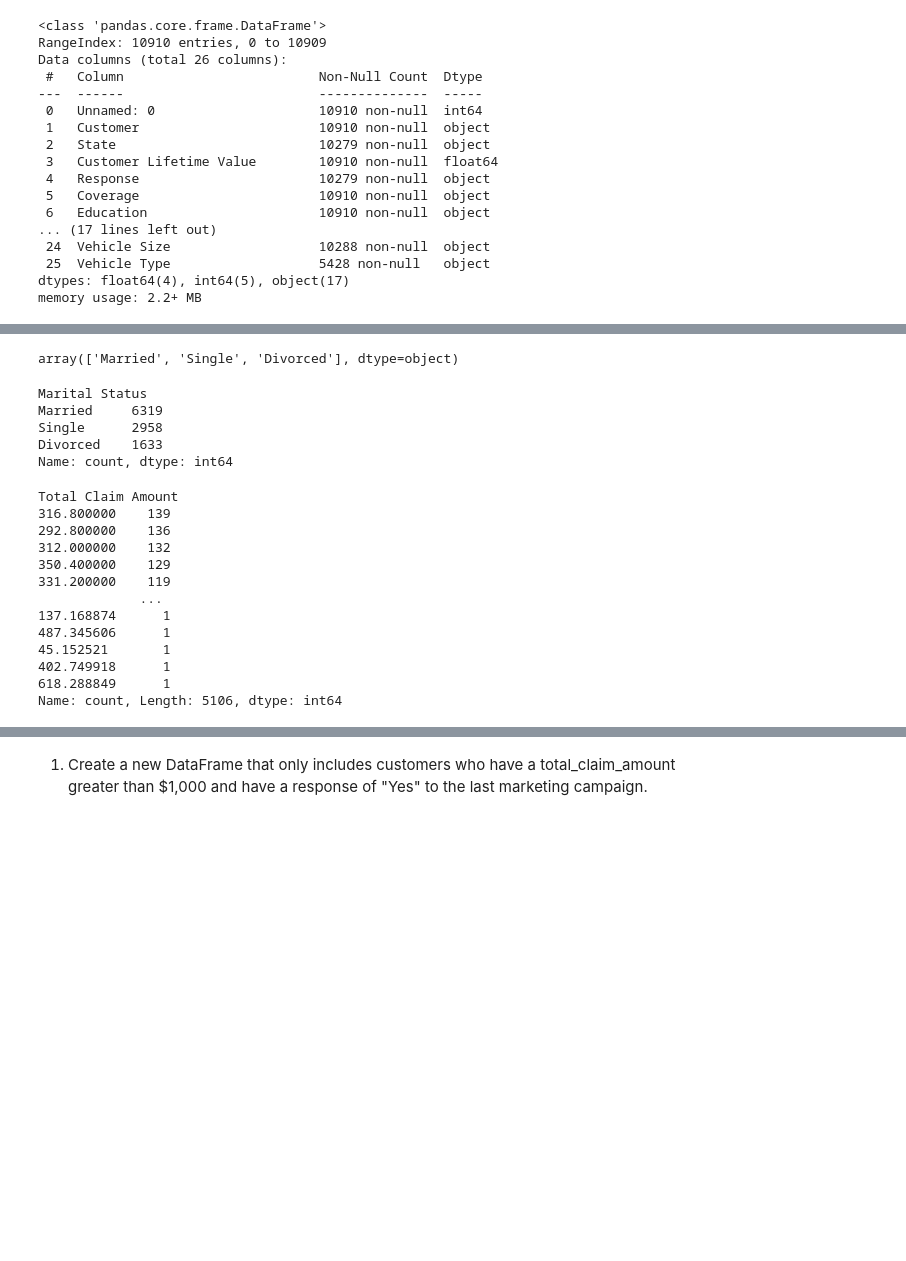
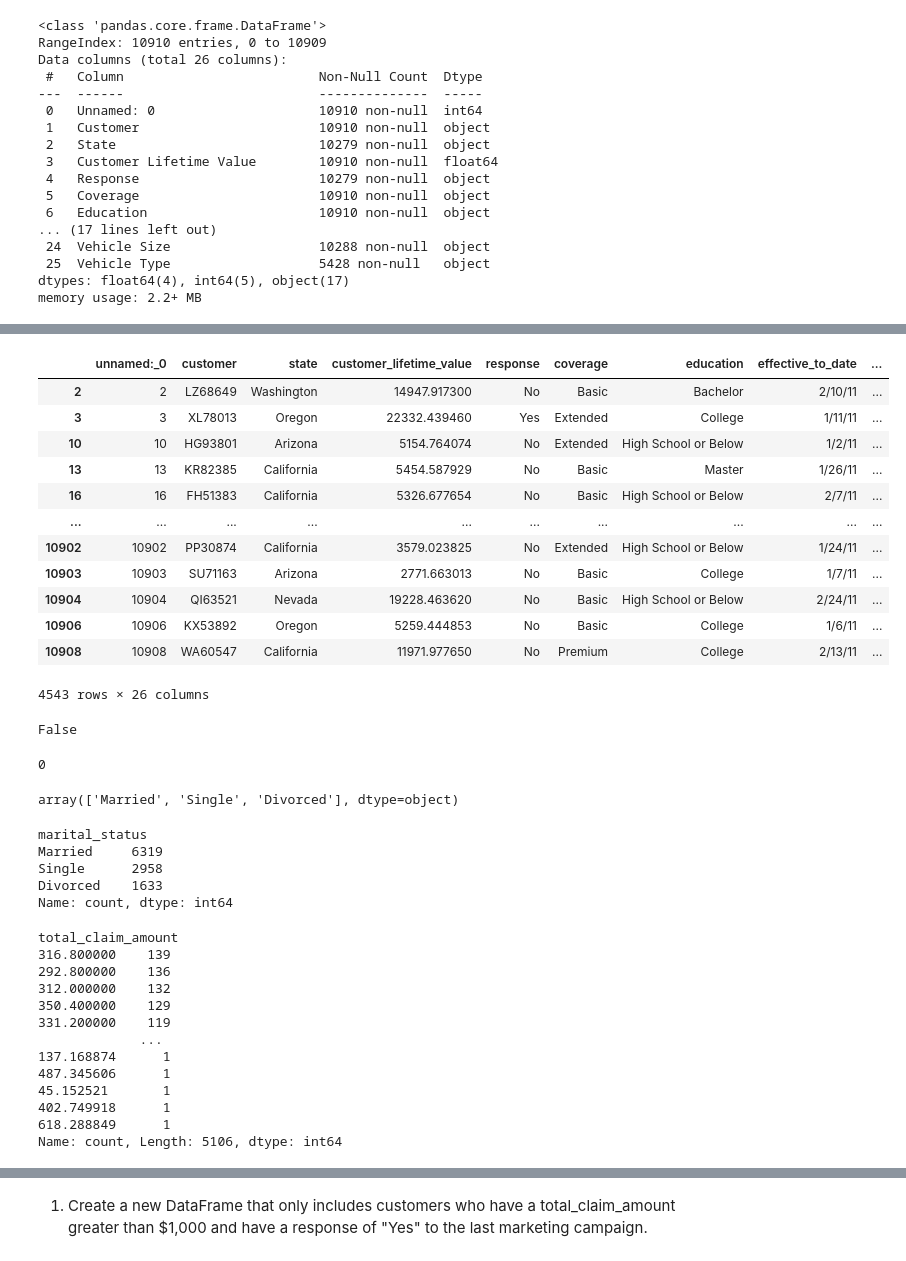
Before and after one commit to data-bootcamp-v4/lab-dw-data-aggregation-and-filtering, a Jupyter notebook: lab-dw-aggregating.ipynb, the cells around one changed output, grey strips where cells are left out. Cells and saved outputs as stored; diff of their text form; code cells hidden in the pictures; blank space fills up the shorter version.

```diff
--- a/lab-dw-aggregating.ipynb
+++ b/lab-dw-aggregating.ipynb
@@ -74,3 +74,9 @@ Data columns (total 26 columns):
  25  Vehicle Type                   5428 non-null   object
 dtypes: float64(4), int64(5), object(17)
 memory usage: 2.2+ MB
+# %%
+marketing.columns = [column.lower() for column in marketing.columns]
+# %%
+marketing.columns = [column.replace(' ','_') for column in marketing.columns]
+# %%
+marketing.rename(columns={"employmentstatus": "employment_status"}, inplace=True)
@@ -76,0 +163,24 @@ memory usage: 2.2+ MB
+# %%
+marketing.dropna()
+# %% [output]
+|  | unnamed:_0 | customer | state | customer_lifetime_value | response | coverage | education | effective_to_date | ... |
+| 2 | 2 | LZ68649 | Washington | 14947.917300 | No | Basic | Bachelor | 2/10/11 | ... |
+| 3 | 3 | XL78013 | Oregon | 22332.439460 | Yes | Extended | College | 1/11/11 | ... |
+| 10 | 10 | HG93801 | Arizona | 5154.764074 | No | Extended | High School or Below | 1/2/11 | ... |
+| 13 | 13 | KR82385 | California | 5454.587929 | No | Basic | Master | 1/26/11 | ... |
+| 16 | 16 | FH51383 | California | 5326.677654 | No | Basic | High School or Below | 2/7/11 | ... |
+| ... | ... | ... | ... | ... | ... | ... | ... | ... | ... |
+| 10902 | 10902 | PP30874 | California | 3579.023825 | No | Extended | High School or Below | 1/24/11 | ... |
+| 10903 | 10903 | SU71163 | Arizona | 2771.663013 | No | Basic | College | 1/7/11 | ... |
+| 10904 | 10904 | QI63521 | Nevada | 19228.463620 | No | Basic | High School or Below | 2/24/11 | ... |
+| 10906 | 10906 | KX53892 | Oregon | 5259.444853 | No | Basic | College | 1/6/11 | ... |
+| 10908 | 10908 | WA60547 | California | 11971.977650 | No | Premium | College | 2/13/11 | ... |
+4543 rows × 26 columns
+# %%
+marketing.duplicated().any()
+# %% [output]
+False
+# %%
+marketing.duplicated().sum()
+# %% [output]
+0
@@ -79,17 +191,17 @@ marketing["Marital Status"].unique()
 # %% [output]
 array(['Married', 'Single', 'Divorced'], dtype=object)
 # %%
-marketing["Marital Status"].value_counts()
+marketing["marital_status"].value_counts()
 # %% [output]
-Marital Status
+marital_status
 Married     6319
 Single      2958
 Divorced    1633
 Name: count, dtype: int64
 # %%
-marketing["Total Claim Amount"].value_counts()
+marketing["total_claim_amount"].value_counts()
 # %% [output]
-Total Claim Amount
+total_claim_amount
 316.800000    139
 292.800000    136
 312.000000    132
```
Also changed, not shown: parts of 18 cells of this notebook.
